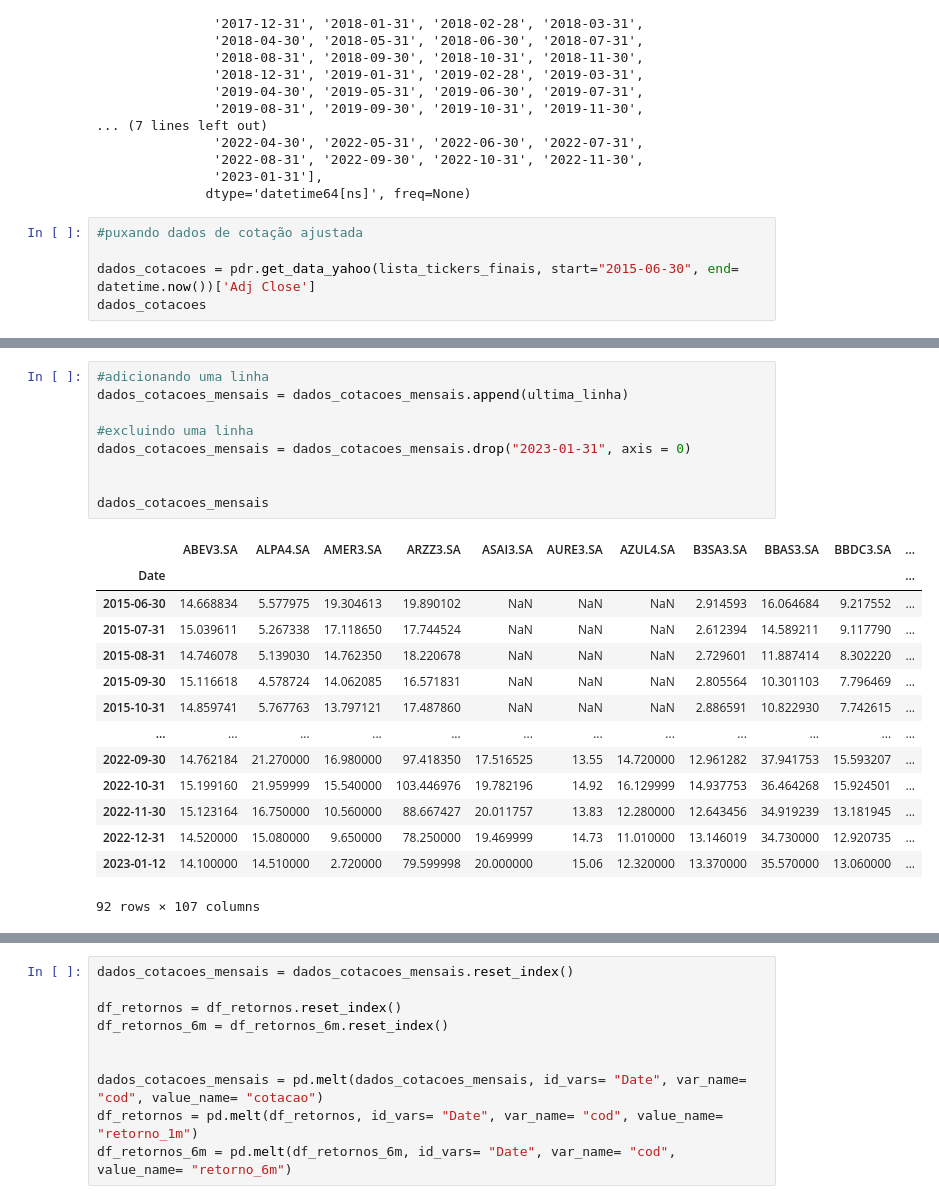
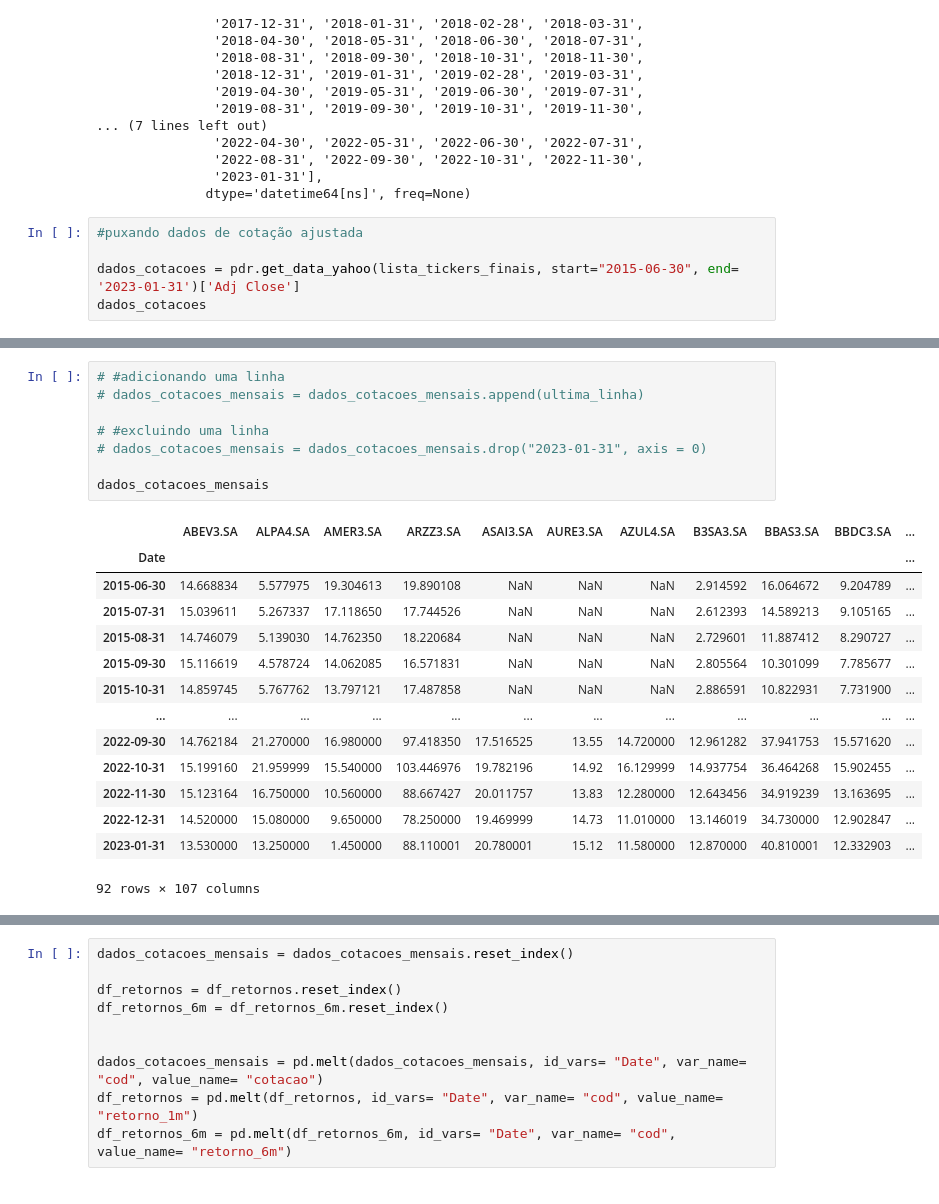
Before and after one commit to leandromad/Modelo_Investimento_Momentum, a Jupyter notebook: Projeto_Momentum.ipynb, the cells around one changed output, grey strips where cells are left out. Saved outputs shown, nothing was run; the diff lists cells and outputs as text.

```diff
--- a/Projeto_Momentum.ipynb
+++ b/Projeto_Momentum.ipynb
@@ -95,7 +95,7 @@ DatetimeIndex(['2015-12-31', '2016-01-31', '2016-02-29', '2016-03-31',
 # %%
 #puxando dados de cotação ajustada
 
-dados_cotacoes = pdr.get_data_yahoo(lista_tickers_finais, start="2015-06-30", end= datetime.now())['Adj Close']
+dados_cotacoes = pdr.get_data_yahoo(lista_tickers_finais, start="2015-06-30", end= '2023-01-31')['Adj Close']
 dados_cotacoes
 # %% [output]
 [*********************100%***********************]  107 of 107 completed
@@ -145,27 +145,26 @@ dados_cotacoes_mensais
 92 rows × 107 columns
 # %%
-#adicionando uma linha
-dados_cotacoes_mensais = dados_cotacoes_mensais.append(ultima_linha)
+# #adicionando uma linha
+# dados_cotacoes_mensais = dados_cotacoes_mensais.append(ultima_linha)
 
-#excluindo uma linha
-dados_cotacoes_mensais = dados_cotacoes_mensais.drop("2023-01-31", axis = 0)
-
+# #excluindo uma linha
+# dados_cotacoes_mensais = dados_cotacoes_mensais.drop("2023-01-31", axis = 0)
 
 dados_cotacoes_mensais
 # %% [output]
 |  | ABEV3.SA | ALPA4.SA | AMER3.SA | ARZZ3.SA | ASAI3.SA | AURE3.SA | AZUL4.SA | B3SA3.SA | BBAS3.SA | BBDC3.SA | ... |
 | Date |  |  |  |  |  |  |  |  |  |  | ... |
-| 2015-06-30 | 14.668834 | 5.577975 | 19.304613 | 19.890102 | NaN | NaN | NaN | 2.914593 | 16.064684 | 9.217552 | ... |
-| 2015-07-31 | 15.039611 | 5.267338 | 17.118650 | 17.744524 | NaN | NaN | NaN | 2.612394 | 14.589211 | 9.117790 | ... |
-| 2015-08-31 | 14.746078 | 5.139030 | 14.762350 | 18.220678 | NaN | NaN | NaN | 2.729601 | 11.887414 | 8.302220 | ... |
-| 2015-09-30 | 15.116618 | 4.578724 | 14.062085 | 16.571831 | NaN | NaN | NaN | 2.805564 | 10.301103 | 7.796469 | ... |
-| 2015-10-31 | 14.859741 | 5.767763 | 13.797121 | 17.487860 | NaN | NaN | NaN | 2.886591 | 10.822930 | 7.742615 | ... |
+| 2015-06-30 | 14.668834 | 5.577975 | 19.304613 | 19.890108 | NaN | NaN | NaN | 2.914592 | 16.064672 | 9.204789 | ... |
+| 2015-07-31 | 15.039611 | 5.267337 | 17.118650 | 17.744526 | NaN | NaN | NaN | 2.612393 | 14.589213 | 9.105165 | ... |
+| 2015-08-31 | 14.746079 | 5.139030 | 14.762350 | 18.220684 | NaN | NaN | NaN | 2.729601 | 11.887412 | 8.290727 | ... |
+| 2015-09-30 | 15.116619 | 4.578724 | 14.062085 | 16.571831 | NaN | NaN | NaN | 2.805564 | 10.301099 | 7.785677 | ... |
+| 2015-10-31 | 14.859745 | 5.767762 | 13.797121 | 17.487858 | NaN | NaN | NaN | 2.886591 | 10.822931 | 7.731900 | ... |
 | ... | ... | ... | ... | ... | ... | ... | ... | ... | ... | ... | ... |
-| 2022-09-30 | 14.762184 | 21.270000 | 16.980000 | 97.418350 | 17.516525 | 13.55 | 14.720000 | 12.961282 | 37.941753 | 15.593207 | ... |
-| 2022-10-31 | 15.199160 | 21.959999 | 15.540000 | 103.446976 | 19.782196 | 14.92 | 16.129999 | 14.937753 | 36.464268 | 15.924501 | ... |
-| 2022-11-30 | 15.123164 | 16.750000 | 10.560000 | 88.667427 | 20.011757 | 13.83 | 12.280000 | 12.643456 | 34.919239 | 13.181945 | ... |
-| 2022-12-31 | 14.520000 | 15.080000 | 9.650000 | 78.250000 | 19.469999 | 14.73 | 11.010000 | 13.146019 | 34.730000 | 12.920735 | ... |
-| 2023-01-12 | 14.100000 | 14.510000 | 2.720000 | 79.599998 | 20.000000 | 15.06 | 12.320000 | 13.370000 | 35.570000 | 13.060000 | ... |
+| 2022-09-30 | 14.762184 | 21.270000 | 16.980000 | 97.418350 | 17.516525 | 13.55 | 14.720000 | 12.961282 | 37.941753 | 15.571620 | ... |
+| 2022-10-31 | 15.199160 | 21.959999 | 15.540000 | 103.446976 | 19.782196 | 14.92 | 16.129999 | 14.937754 | 36.464268 | 15.902455 | ... |
+| 2022-11-30 | 15.123164 | 16.750000 | 10.560000 | 88.667427 | 20.011757 | 13.83 | 12.280000 | 12.643456 | 34.919239 | 13.163695 | ... |
+| 2022-12-31 | 14.520000 | 15.080000 | 9.650000 | 78.250000 | 19.469999 | 14.73 | 11.010000 | 13.146019 | 34.730000 | 12.902847 | ... |
+| 2023-01-31 | 13.530000 | 13.250000 | 1.450000 | 88.110001 | 20.780001 | 15.12 | 11.580000 | 12.870000 | 40.810001 | 12.332903 | ... |
 92 rows × 107 columns
 # %%
 #extraindo datas das carteiras
```
Also changed, not shown: parts of 22 cells of this notebook, 1 other file.
